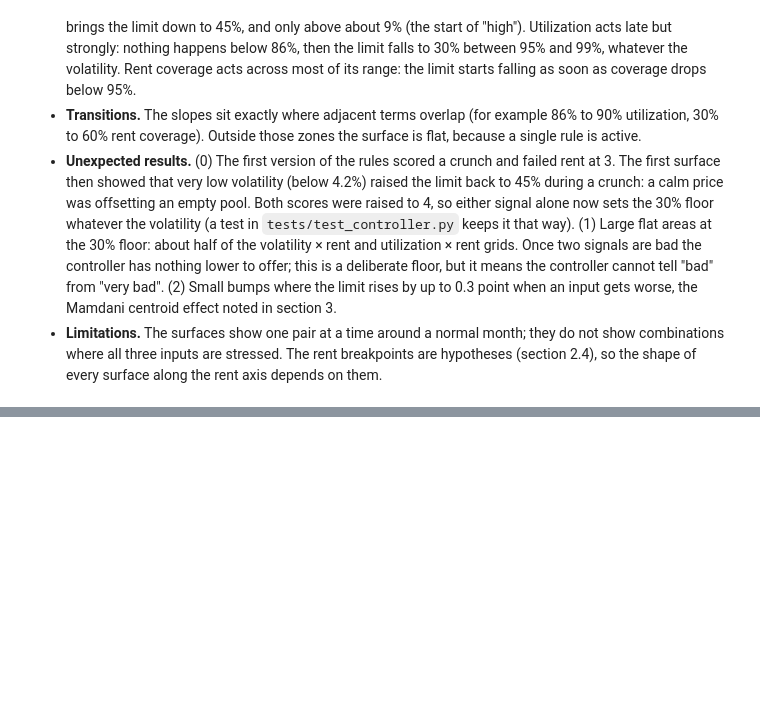
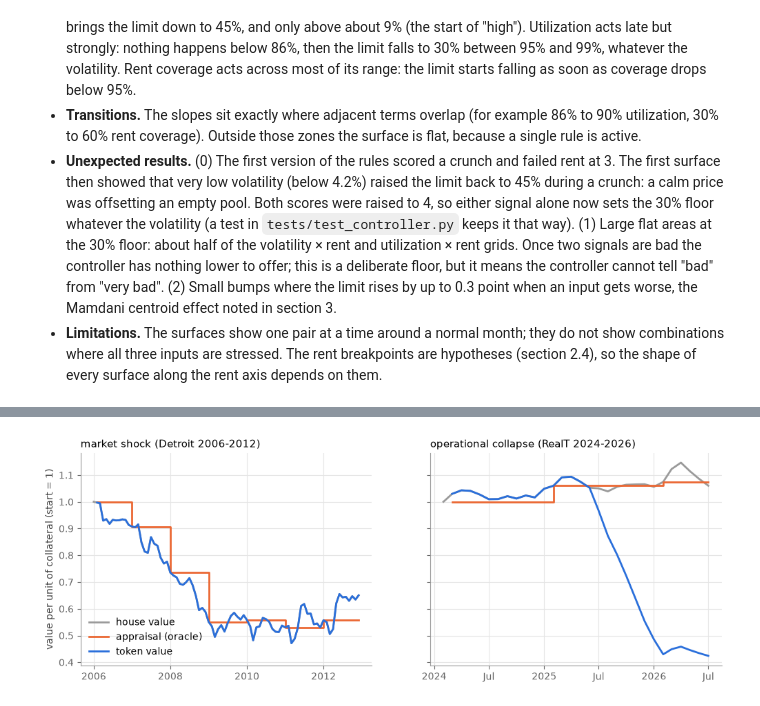
Before and after one commit to ChristopheAbelem/adaptive-ltv-rwa, a Jupyter notebook: 01_adaptive_ltv.ipynb, the cells around one changed output, grey strips where cells are left out. Drawn from its saved outputs; the diff is of its cells as text; code cells hidden in the pictures; blank space fills up the shorter version.

```diff
--- a/01_adaptive_ltv.ipynb
+++ b/01_adaptive_ltv.ipynb
@@ -589,0 +666,17 @@ Utilization × rent coverage: limit at the 30% floor in 58% of the grid, at 60%
+# %%
+SCENARIOS = [market_shock(), operational_collapse()]
+fig, axes = plt.subplots(1, 2, figsize=(12, 4), sharey=True)
+for ax, sc in zip(axes, SCENARIOS):
+    res = env.run(sc, env.fixed_policy())
+    ax.plot(sc.house_index.index, sc.house_index, color="#9a9a9a", lw=2, label="house value")
+    ax.plot(res.index, res["oracle_price"], color="#eb6834", lw=2, drawstyle="steps-post", label="appraisal (oracle)")
+    ax.plot(res.index, res["token_value"], color=LINE, lw=2, label="token value")
+    ax.set_title(sc.name, loc="left", fontsize=11)
+    loc = mdates.AutoDateLocator(maxticks=6)
+    ax.xaxis.set_major_locator(loc)
+    ax.xaxis.set_major_formatter(mdates.ConciseDateFormatter(loc))
+axes[0].set_ylabel("value per unit of collateral (start = 1)")
+axes[0].legend(frameon=False, loc="lower left")
+plt.show()
+# %% [output]
+[figure, added]
```
Also changed, not shown: parts of 15 cells of this notebook, 5 other files.
